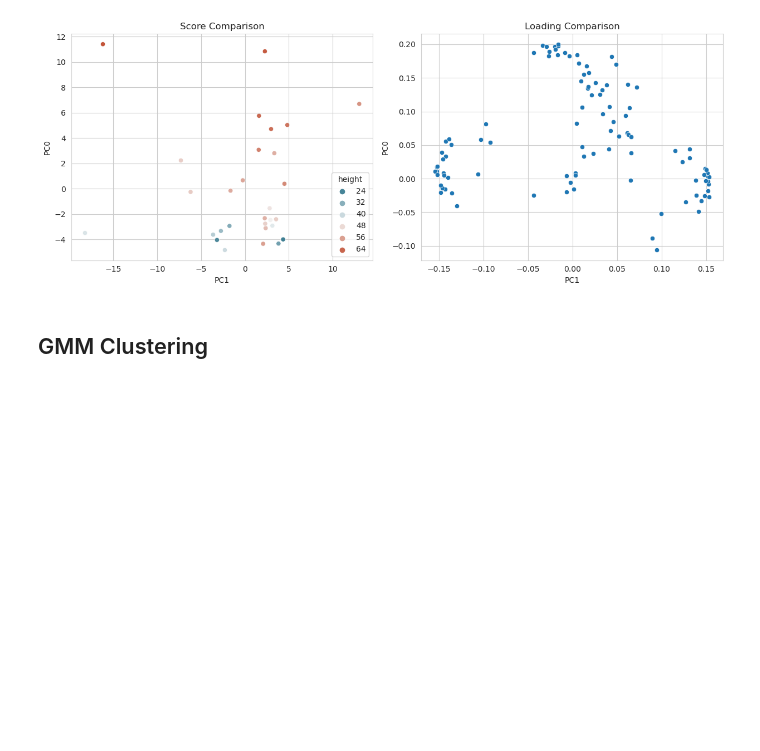
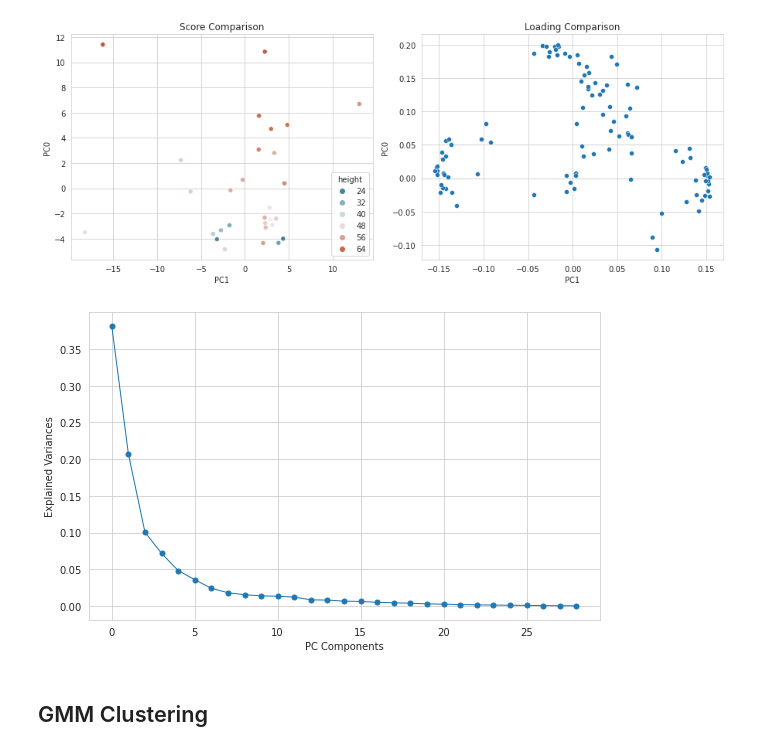
Before and after one commit to WHITSNAK/sta521_proj1, a Jupyter notebook: ryan_eda.ipynb, the cells around one changed output. Cells and saved outputs as stored; diff of their text form; code cells hidden in the pictures; blank space fills up the shorter version.

```diff
--- a/ryan_eda.ipynb
+++ b/ryan_eda.ipynb
@@ -320,6 +310,15 @@ fig.tight_layout()
 fig.show()
 # %% [output]
 [figure]
+# %%
+fig, ax = plt.subplots(figsize=(8, 5))
+(pca.eigenvals / pca.eigenvals.sum()).plot(marker='o', markersize=5, linewidth=1, ax=ax)
+ax.set_xlabel('PC Components')
+ax.set_ylabel('Explained Variances')
+fig.tight_layout()
+fig.show()
+# %% [output]
+[figure, added]
 # %% [markdown]
 ## GMM Clustering
 # %%
```
Also changed, not shown: parts of 4 cells of this notebook, 1 other file.
